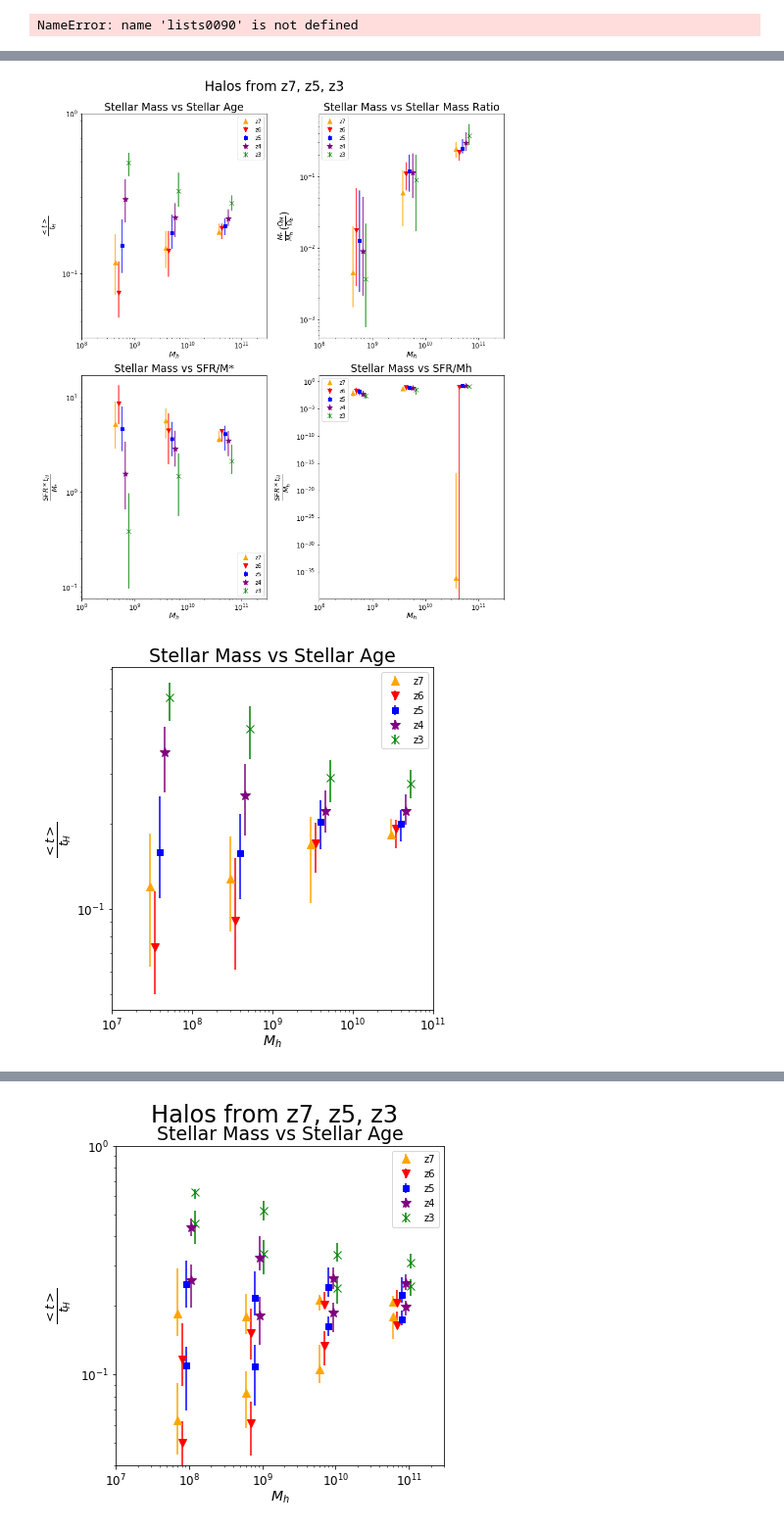
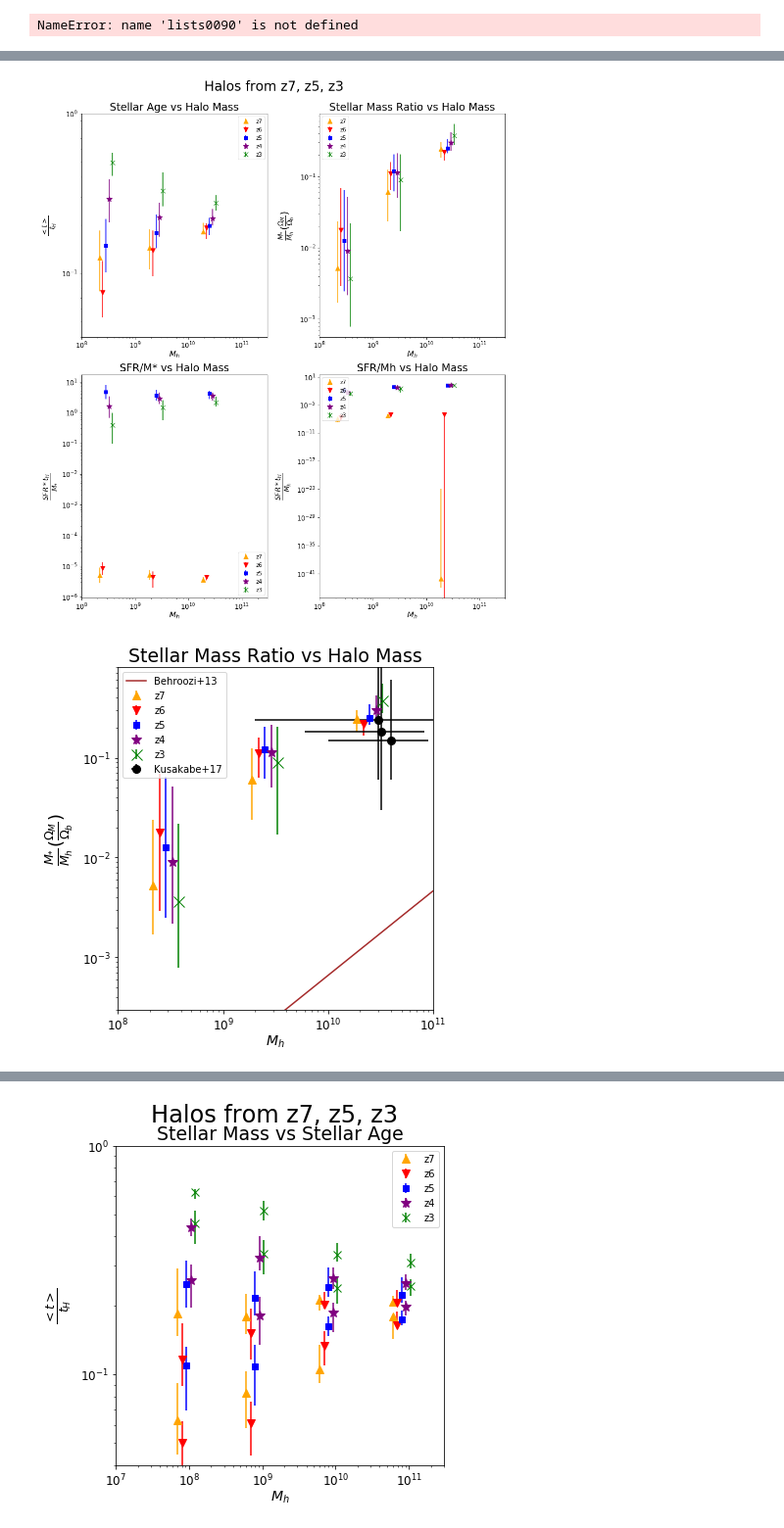
Before and after one commit to ygovil1/data-mining-galaxies, a Jupyter notebook: HaloCatalog/ratio_plotter.ipynb, the cells around one changed output, grey strips where cells are left out. Shown at 98% size. Cells and saved outputs as stored; diff of their text form; code cells hidden in the pictures.

```diff
--- a/HaloCatalog/ratio_plotter.ipynb
+++ b/HaloCatalog/ratio_plotter.ipynb
@@ -312,7 +312,7 @@ for halo in halo_list:
     proxlists.append(prox)
     radratiolists.append(rad_ratio)
     peaklists.append(peak_height.value)
-    formlists.append(formrate.to('Msun/Myr').value)
+    formlists.append(formrate.to('Msun/yr').value)
 #     if 1e10 * u.Msun > halo_mass > 1e9 * u.Msun:
 #         masslists[1].append(halo_mass.to('Msun').value)
 #         stelmasslists[1].append(stellar_mass.to('Msun').value)
@@ -454,9 +454,9 @@ tempdict["formstel"] = formstelratio1
 tempdict["formratio"] = formratio1
 
 # add the masks that are in use
-tempdict["mask1"] = [1e8 < i < 1e9 for i in tempdict['halomass']]
-tempdict["mask2"] = [1e9 < i < 1e10 for i in tempdict['halomass']]
-tempdict["mask3"] = [1e10 < i for i in tempdict['halomass']]
+tempdict["mask1"] = np.array([1e8 < i < 1e9 for i in tempdict['halomass']])
+tempdict["mask2"] = np.array([1e9 < i < 1e10 for i in tempdict['halomass']])
+tempdict["mask3"] = np.array([1e10 < i for i in tempdict['halomass']])
 
 # store dict depending on toCreate
 if toCreate == "rd0030":
@@ -957,10 +949,10 @@ ax4 = fig3.add_subplot(224)
 
 # create plot titles
 figtitle2 = "Halos from z7, z5, z3"
-agetitle = "Stellar Mass vs Stellar Age"
-massratiotitle = "Stellar Mass vs Stellar Mass Ratio"
-formsteltitle = "Stellar Mass vs SFR/M*"
-formratiotitle = "Stellar Mass vs SFR/Mh"
+agetitle = "Stellar Age vs Halo Mass"
+massratiotitle = "Stellar Mass Ratio vs Halo Mass"
+formsteltitle = "SFR/M* vs Halo Mass"
+formratiotitle = "SFR/Mh vs Halo Mass"
 
 # set plot titles
 plt.suptitle(figtitle2, fontsize = 24)
@@ -1068,9 +1060,9 @@ plt.tight_layout()
 fig3.subplots_adjust(top=0.92)
 plt.show()
 # %% [output]
-[figure, old version]
+[figure, new version]
 # %%
-plotAxis = "ax1"
+plotAxis = "ax2"
 
 # specify figure size
 fig4 = plt.figure(figsize=(6,6))
@@ -1078,10 +1070,10 @@ axis = fig4.add_subplot(111)
 
 # create plot titles
 figtitle2 = "Halos from z7, z5, z3"
-agetitle = "Stellar Mass vs Stellar Age"
-massratiotitle = "Stellar Mass vs Stellar Mass Ratio"
-formsteltitle = "Stellar Mass vs SFR/M*"
-formratiotitle = "Stellar Mass vs SFR/Mh"
+# agetitle = "Stellar Mass vs Stellar Age"
+# massratiotitle = "Stellar Mass vs Stellar Mass Ratio"
+# formsteltitle = "Stellar Mass vs SFR/M*"
+# formratiotitle = "Stellar Mass vs SFR/Mh"
 
 # create axis labels
 agelab = r"$\frac{<t>}{t_H}$"
@@ -1121,7 +1113,11 @@ if plotAxis == "ax2":
     axis.errorbar(plot0090['massbins'], plot0090['stelmeds'], yerr = [plot0090['stellows'], plot0090['stelhighs']],
                  c = 'purple', marker="*", ms = 10, linestyle='None', label = 'z4')
     axis.errorbar(plot0110['massbins'], plot0110['stelmeds'], yerr = [plot0110['stellows'], plot0110['stelhighs']],
-                 c = 'green', marker="x", ms = 8, linestyle='None', label = 'z3')
+                 c = 'green', marker="x", ms = 11, linestyle='None', label = 'z3')
+    axis.errorbar(obsx, obsy, yerr = obserry, xerr = obserrx, c = 'black', ms = 8, marker = 'o', label = 'Kusakabe+17',
+                  linestyle = 'None') # observation data
+    axis.plot(behplotx, behslope * behplotx + behintercept, color = 'brown', label = 'Behroozi+13')
+    axis.set_ylim([3e-4, 8e-1])
     axis.set_xlabel(masslab, size = 14, labelpad= 0)
     axis.set_ylabel(ratiolab, rotation = 90, size = 18, labelpad= 7)
     axis.legend(loc = 'upper left')
@@ -1154,32 +1150,32 @@ if plotAxis == "ax4":
                  c = 'purple', marker="*", ms = 10, linestyle='None', label = 'z4')
     axis.errorbar(plot0110['massbins'], plot0110['formratiomeds'], yerr = [plot0110['formratiolows'], plot0110['formratiohighs']],
                  c = 'green', marker="x", ms = 8, linestyle='None', label = 'z3')
     axis.set_xlabel(masslab, size = 14, labelpad= 0)
     axis.set_ylabel(formratiolab, rotation = 90, size = 18, labelpad= 7)
     axis.legend(loc = 'upper left')
 
 # create axis ticks
 axis.set_xscale('log')
 axis.set_yscale('log')
 axis.tick_params(axis='x', which='major', labelsize=12)
 axis.tick_params(axis='y', which='major', labelsize=12)
 
 # set axis limits
-axis.set_xlim([1e7, 1e11])
+axis.set_xlim([1e8, 1e11])
 # axis.set_ylim([5e-2, 1e0])
 
 # axis.set_xlim([1e7, 1e11])
 # # axis.set_ylim([-4.2, -1])
 
 # axis.set_xlim([1e7, 1e11])
 # # axis.set_ylim([1e-5, 1e-1])
 
 # axis.set_xlim([1e7, 1e11])
 # # axis.set_ylim([1e-7, 6e-4])
 
 # adjust spacing and show
 plt.tight_layout()
 # fig4.subplots_adjust(top=0.92)
 plt.show()
 # %% [output]
-[figure, old version]
+[figure, new version]
```
Also changed, not shown: parts of 13 cells of this notebook.
